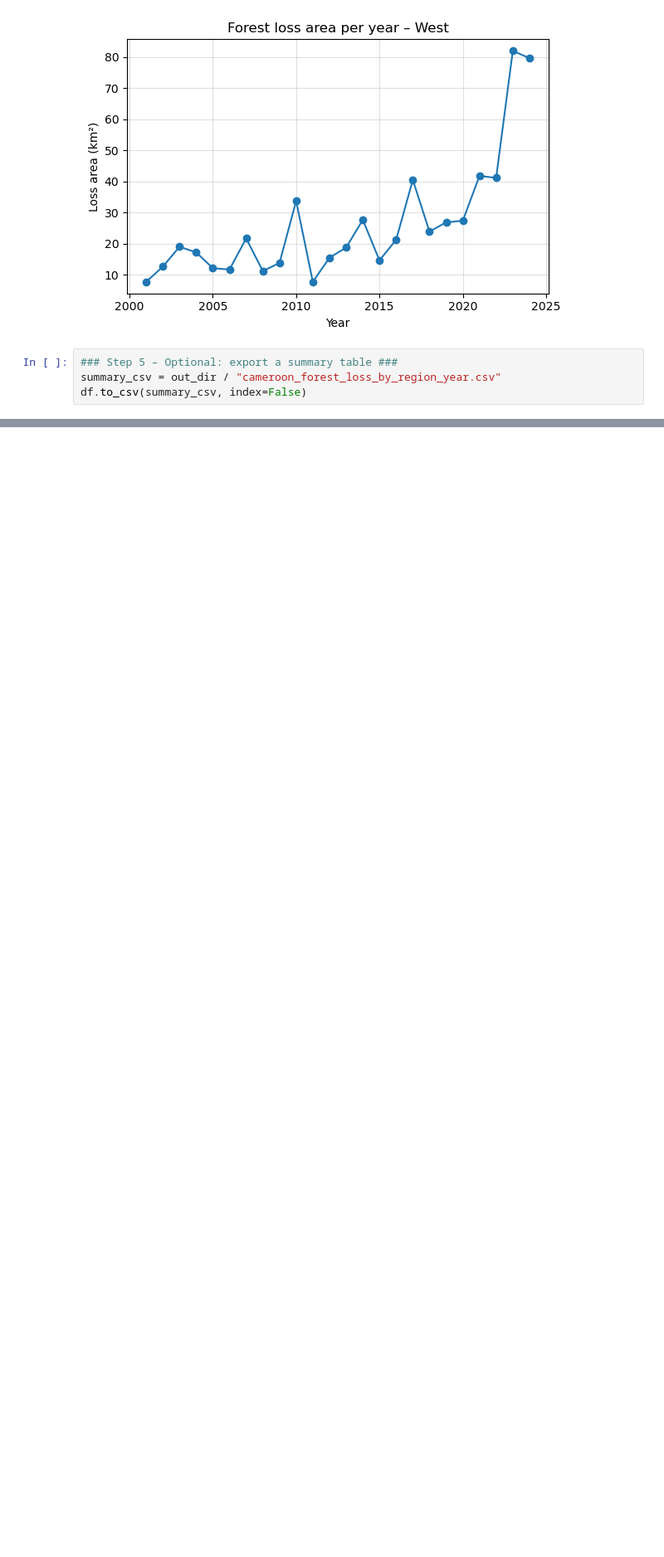
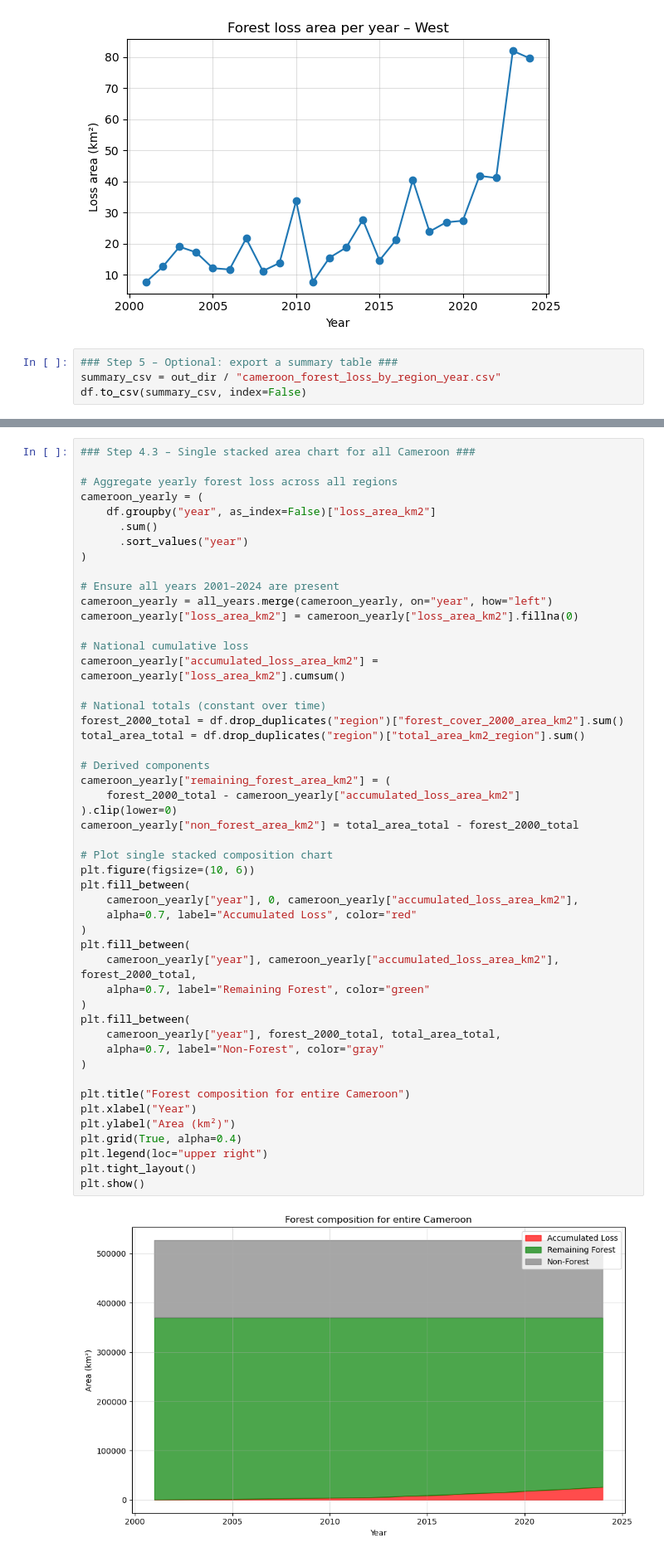
Before and after one commit to movephutthaphaiboon/strategic-road-planning, a Jupyter notebook: notebook/exploreation-forest-loss.ipynb, the cells around one changed output, grey strips where cells are left out. Shown at 83% size. Cells and saved outputs as stored; diff of their text form; blank space fills up the shorter version.

```diff
--- a/notebook/exploreation-forest-loss.ipynb
+++ b/notebook/exploreation-forest-loss.ipynb
@@ -339,0 +420,51 @@ plt.show()
+# %%
+### Step 4.3 – Single stacked area chart for all Cameroon ###
+
+# Aggregate yearly forest loss across all regions
+cameroon_yearly = (
+    df.groupby("year", as_index=False)["loss_area_km2"]
+      .sum()
+      .sort_values("year")
+)
+
+# Ensure all years 2001–2024 are present
+cameroon_yearly = all_years.merge(cameroon_yearly, on="year", how="left")
+cameroon_yearly["loss_area_km2"] = cameroon_yearly["loss_area_km2"].fillna(0)
+
+# National cumulative loss
+cameroon_yearly["accumulated_loss_area_km2"] = cameroon_yearly["loss_area_km2"].cumsum()
+
+# National totals (constant over time)
+forest_2000_total = df.drop_duplicates("region")["forest_cover_2000_area_km2"].sum()
+total_area_total = df.drop_duplicates("region")["total_area_km2_region"].sum()
+
+# Derived components
+cameroon_yearly["remaining_forest_area_km2"] = (
+    forest_2000_total - cameroon_yearly["accumulated_loss_area_km2"]
+).clip(lower=0)
+cameroon_yearly["non_forest_area_km2"] = total_area_total - forest_2000_total
+
+# Plot single stacked composition chart
+plt.figure(figsize=(10, 6))
+plt.fill_between(
+    cameroon_yearly["year"], 0, cameroon_yearly["accumulated_loss_area_km2"],
+    alpha=0.7, label="Accumulated Loss", color="red"
+)
+plt.fill_between(
+    cameroon_yearly["year"], cameroon_yearly["accumulated_loss_area_km2"], forest_2000_total,
+    alpha=0.7, label="Remaining Forest", color="green"
+)
+plt.fill_between(
+    cameroon_yearly["year"], forest_2000_total, total_area_total,
+    alpha=0.7, label="Non-Forest", color="gray"
+)
+
+plt.title("Forest composition for entire Cameroon")
+plt.xlabel("Year")
+plt.ylabel("Area (km²)")
+plt.grid(True, alpha=0.4)
+plt.legend(loc="upper right")
+plt.tight_layout()
+plt.show()
+# %% [output]
+[figure, added]
```
Also changed, not shown: parts of 4 cells of this notebook.
